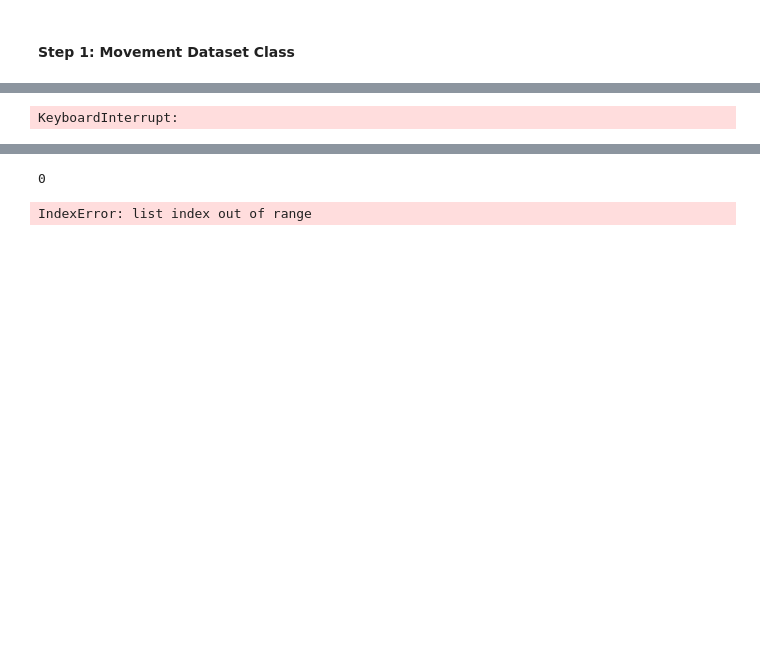
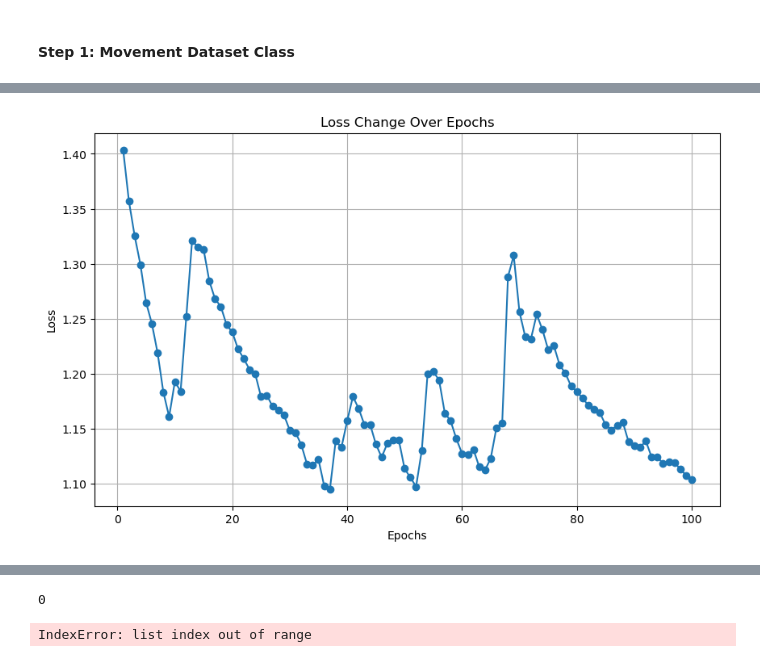
Before and after one commit to HuazeLiu/RSNN_w_RC-Evol., a Jupyter notebook: train_moving_digit.ipynb, the cells around one changed output, grey strips where cells are left out. Saved outputs shown, nothing was run; the diff lists cells and outputs as text; code cells hidden in the pictures; blank space fills up the shorter version.

```diff
--- a/train_moving_digit.ipynb
+++ b/train_moving_digit.ipynb
@@ -234,11 +246,13 @@ import torch.nn.init as init
 class RSNN_direction(nn.Module):
     def __init__(self):
         super(RSNN_direction, self).__init__()
-        num_inputs = 36
+        num_inputs = 49
         num_hidden = 256
         num_output = 4
         beta = 0.85
         pe_e = 0.16
+
+        # self.surrogate_grad = surrogate.sigmoid(slope=25)
 
         # Define the dimensions
         num_excitatory = 205
@@ -291,7 +305,6 @@ class RSNN_direction(nn.Module):
         return output, self.spk1_rec
 
     def positive_negative_weights(self):
-
         excitatory_weights = self.rlif1.recurrent.weight.data[:, :self.num_excitatory]
         inhibitory_weights = self.rlif1.recurrent.weight.data[:, self.num_excitatory:]
 
@@ -351,58 +352,65 @@ class RSNN_direction(nn.Module):
 # %%
 device = torch.device("cuda" if (torch.cuda.is_available() and cuda) else "cpu")
 
-net = RSNN_direction()
-# net.l1.register_backward_hook(capture_gradients('l1'))
-# net.rlif1.recurrent.register_backward_hook(capture_gradients('rlif1'))
-# net.l2.register_backward_hook(capture_gradients('l2'))
-# criterion = CustomLoss()
-criterion = CustomLoss()
-for param in net.l1.parameters():
-    param.requires_grad = False
-for param in net.rlif1.parameters():
-    param.requires_grad = False
+net = RSNN_direction().to(device)
+criterion = nn.CrossEntropyLoss()
+# for param in net.l1.parameters():
+#     param.requires_grad = False
+# for param in net.rlif1.parameters():
+#     param.requires_grad = False
 optimizer = torch.optim.Adam(filter(lambda p:p.requires_grad, net.parameters()), lr=0.01)
 num_timesteps = 100
 num_epochs = 100
+
+loss_spike_threshold = 0.35
+prev_epoch_loss = float('inf')
+
+# epoch_firing_rates = []
 
 epoch_losses = []
 input_grad = []
 rec_grad =[]
 output_grad =[]
+
+epoch_input_weights =[]
+epoch_output_weights =[]
+epoch_recurrent_weights =[]
+
 for epoch in range(num_epochs):
     epoch_loss = 0
     for i, (inputs, direction_labels) in enumerate(train_dataloader):
         inputs, direction_labels = inputs.to(device), direction_labels.to(device)
         optimizer.zero_grad()
+
         # Initialize tensors to store intermediate values
         outputs = []
-        firing_rate_per_batch = []
-        criticality_per_batch = []
-        synchrony_per_batch = []
+        # firing_rate_per_batch = []
+        # criticality_per_batch = []
+        # synchrony_per_batch = []
 
         for batch_idx, (input, direction_label) in enumerate(zip(inputs, direction_labels)):
             # print("Shape of input for current batch:", input.shape)  # Should be (num_timesteps, 16)
             output, spikes = net(input)
             outputs.append(output)
 
-            firing_rate = torch.sum(spikes) / (num_timesteps * spikes.shape[1])
-            firing_rate_per_batch.append(firing_rate)
+            # firing_rate = torch.sum(spikes) / (num_timesteps * spikes.shape[1])
+            # firing_rate_per_batch.append(firing_rate)
 
-            criticality = simple_branching_param(10, spikes)
-            criticality_per_batch.append(criticality)
+            # criticality = simple_branching_param(10, spikes)
+            # criticality_per_batch.append(criticality)
 
-            synchrony_fano_factor = fano_factor(num_timesteps, spikes)
-            synchrony_per_batch.append(synchrony_fano_factor)
+            # synchrony_fano_factor = fano_factor(num_timesteps, spikes)
+            # synchrony_per_batch.append(synchrony_fano_factor)
 
         outputs = torch.stack(outputs)  # (batch_size, num_timesteps)
-        firing_rate_per_batch = torch.tensor(firing_rate_per_batch)
-        criticality_per_batch = torch.tensor(criticality_per_batch)
-        synchrony_per_batch = torch.tensor(synchrony_per_batch)
+        # firing_rate_per_batch = torch.tensor(firing_rate_per_batch)
+        # criticality_per_batch = torch.tensor(criticality_per_batch)
+        # synchrony_per_batch = torch.tensor(synchrony_per_batch)
 
         direction_labels = direction_labels.long()
 
         # Calculate the loss
-        loss = criterion(outputs, direction_labels, firing_rate_per_batch, criticality_per_batch, synchrony_per_batch)
+        loss = criterion(outputs, direction_labels)#, synchrony_per_batch, firing_rate_per_batch, criticality_per_batch)
 
         loss.backward()
         #  torch.nn.utils.clip_grad_norm_(net.parameters(), max_norm=1.0)
@@ -410,11 +418,29 @@ for epoch in range(num_epochs):
         # rec_grad.append(net.rlif1.recurrent.weight.grad.detach().cpu().numpy())
         output_grad.append(net.l2.weight.grad.detach().cpu().numpy())
         optimizer.step()
+        batch_input_weights = net.l1.weight.data.detach().cpu().numpy()
+        batch_rec_weights = net.rlif1.recurrent.weight.data.detach().cpu().numpy()
+        batch_output_weights = net.l2.weight.data.detach().cpu().numpy()
         epoch_loss += loss.item()
-        print(f'Epoch [{epoch+1}/{num_epochs}], Batch [{i+1}], Loss: {loss.item():.4f}')
+        # epoch_firing_rate += torch.mean(firing_rate_per_batch).item()
+
 
     epoch_loss /= len(train_dataloader)
     epoch_losses.append(epoch_loss)
+    # epoch_firing_rate /= len(train_dataloader)  # Average firing rate for the epoch
+    # epoch_firing_rates.append(epoch_firing_rate)  # Store firing rate
+    print(f'Epoch [{epoch+1}/{num_epochs}], Loss: {epoch_loss:.4f}')
+    epoch_input_weights.append(batch_input_weights)
+    epoch_recurrent_weights.append(batch_rec_weights)
+    epoch_output_weights.append(batch_output_weights)
+    # Check for loss spike
+    if epoch_loss > prev_epoch_loss + loss_spike_threshold:
+        print(f"Loss spike detected at epoch {epoch+1}. Aborting training.")
+        break
+
+    # Update previous loss
+    prev_epoch_loss = epoch_loss
+
 
 print("Training completed")
 
@@ -443 +472 @@ Epoch [2/100], Batch [5], Loss: nan
-KeyboardInterrupt:
+[figure, added]
```
Also changed, not shown: parts of 18 cells of this notebook, 3 other files.
